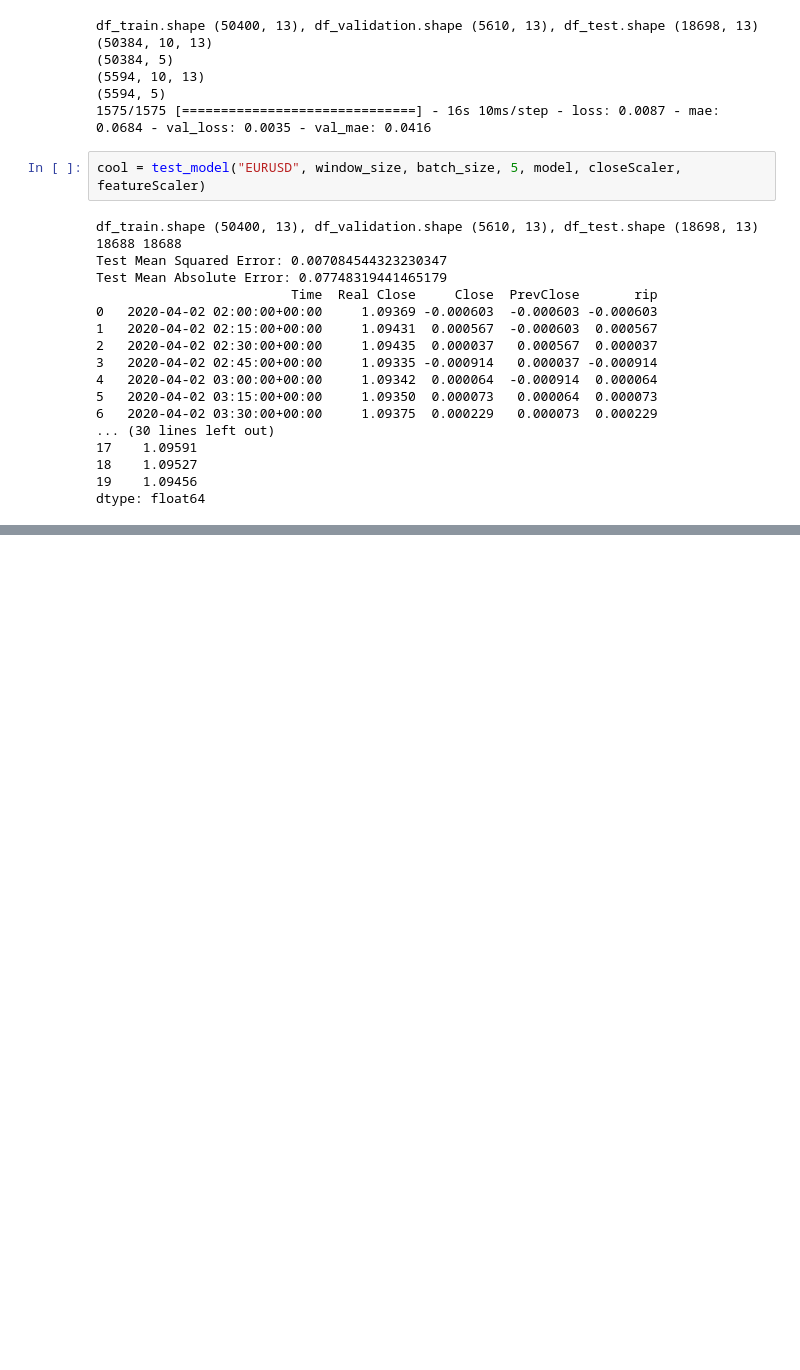
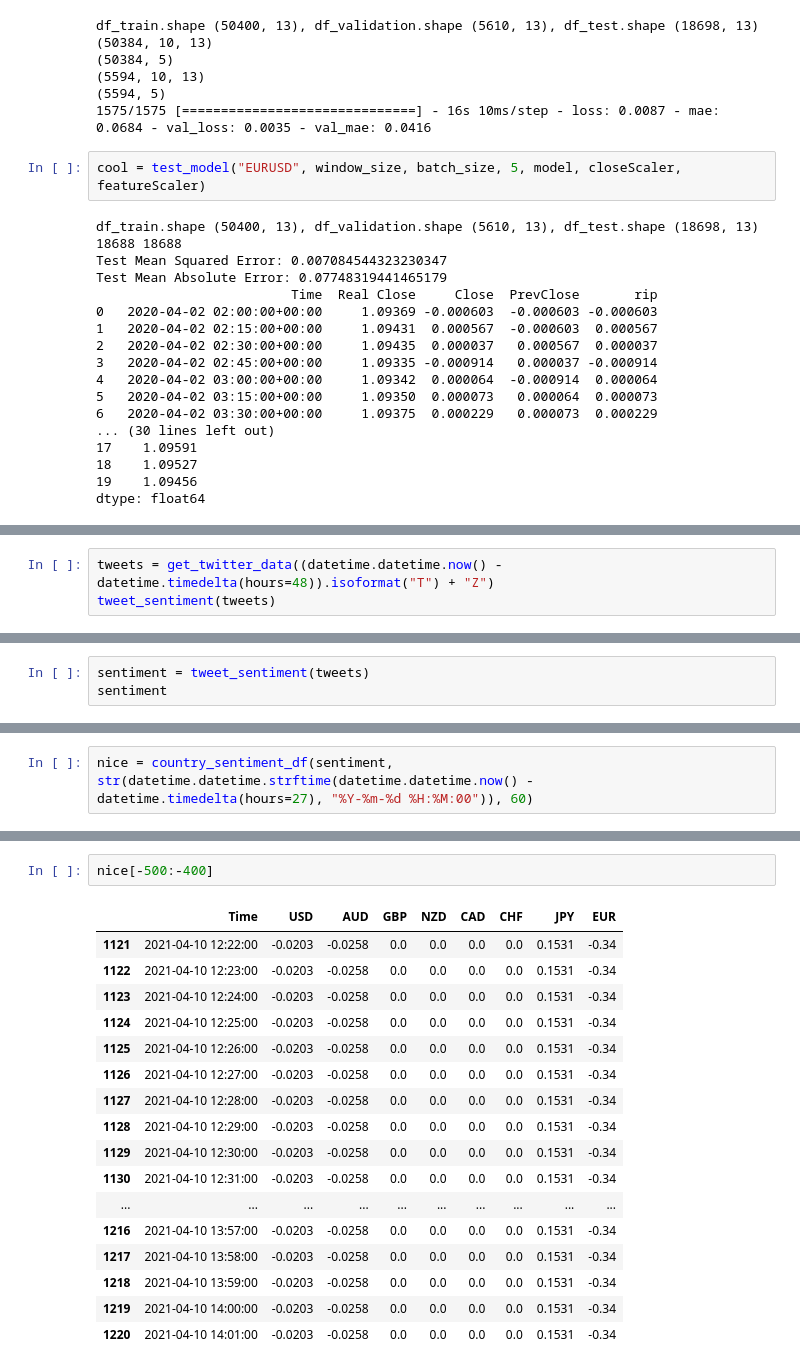
Before and after one commit to CheranMahalingam/Forex_Technical_Analysis_Platform, a Jupyter notebook: prediction_service/lstm_model/notebooks/Model Hypertuning.ipynb, the cells around one changed output, grey strips where cells are left out. Saved outputs shown, nothing was run; the diff lists cells and outputs as text; blank space fills up the shorter version.

```diff
--- a/prediction_service/lstm_model/notebooks/Model Hypertuning.ipynb
+++ b/prediction_service/lstm_model/notebooks/Model Hypertuning.ipynb
@@ -273,0 +382,3 @@ dtype: float64
+# %%
+tweets = get_twitter_data((datetime.datetime.now() - datetime.timedelta(hours=48)).isoformat("T") + "Z")
+tweet_sentiment(tweets)
@@ -273,0 +424,3 @@ dtype: float64
+# %%
+sentiment = tweet_sentiment(tweets)
+sentiment
@@ -273,0 +540,2 @@ dtype: float64
+# %%
+nice = country_sentiment_df(sentiment, str(datetime.datetime.strftime(datetime.datetime.now() - datetime.timedelta(hours=27), "%Y-%m-%d %H:%M:00")), 60)
@@ -273,0 +560,20 @@ dtype: float64
+# %%
+nice[-500:-400]
+# %% [output]
+|  | Time | USD | AUD | GBP | NZD | CAD | CHF | JPY | EUR |
+| 1121 | 2021-04-10 12:22:00 | -0.0203 | -0.0258 | 0.0 | 0.0 | 0.0 | 0.0 | 0.1531 | -0.34 |
+| 1122 | 2021-04-10 12:23:00 | -0.0203 | -0.0258 | 0.0 | 0.0 | 0.0 | 0.0 | 0.1531 | -0.34 |
+| 1123 | 2021-04-10 12:24:00 | -0.0203 | -0.0258 | 0.0 | 0.0 | 0.0 | 0.0 | 0.1531 | -0.34 |
+| 1124 | 2021-04-10 12:25:00 | -0.0203 | -0.0258 | 0.0 | 0.0 | 0.0 | 0.0 | 0.1531 | -0.34 |
+| 1125 | 2021-04-10 12:26:00 | -0.0203 | -0.0258 | 0.0 | 0.0 | 0.0 | 0.0 | 0.1531 | -0.34 |
+| 1126 | 2021-04-10 12:27:00 | -0.0203 | -0.0258 | 0.0 | 0.0 | 0.0 | 0.0 | 0.1531 | -0.34 |
+| 1127 | 2021-04-10 12:28:00 | -0.0203 | -0.0258 | 0.0 | 0.0 | 0.0 | 0.0 | 0.1531 | -0.34 |
+| 1128 | 2021-04-10 12:29:00 | -0.0203 | -0.0258 | 0.0 | 0.0 | 0.0 | 0.0 | 0.1531 | -0.34 |
+| 1129 | 2021-04-10 12:30:00 | -0.0203 | -0.0258 | 0.0 | 0.0 | 0.0 | 0.0 | 0.1531 | -0.34 |
+| 1130 | 2021-04-10 12:31:00 | -0.0203 | -0.0258 | 0.0 | 0.0 | 0.0 | 0.0 | 0.1531 | -0.34 |
+| ... | ... | ... | ... | ... | ... | ... | ... | ... | ... |
+| 1216 | 2021-04-10 13:57:00 | -0.0203 | -0.0258 | 0.0 | 0.0 | 0.0 | 0.0 | 0.1531 | -0.34 |
+| 1217 | 2021-04-10 13:58:00 | -0.0203 | -0.0258 | 0.0 | 0.0 | 0.0 | 0.0 | 0.1531 | -0.34 |
+| 1218 | 2021-04-10 13:59:00 | -0.0203 | -0.0258 | 0.0 | 0.0 | 0.0 | 0.0 | 0.1531 | -0.34 |
+| 1219 | 2021-04-10 14:00:00 | -0.0203 | -0.0258 | 0.0 | 0.0 | 0.0 | 0.0 | 0.1531 | -0.34 |
+| 1220 | 2021-04-10 14:01:00 | -0.0203 | -0.0258 | 0.0 | 0.0 | 0.0 | 0.0 | 0.1531 | -0.34 |
```
Also changed, not shown: parts of 10 cells of this notebook, 12 other files.
